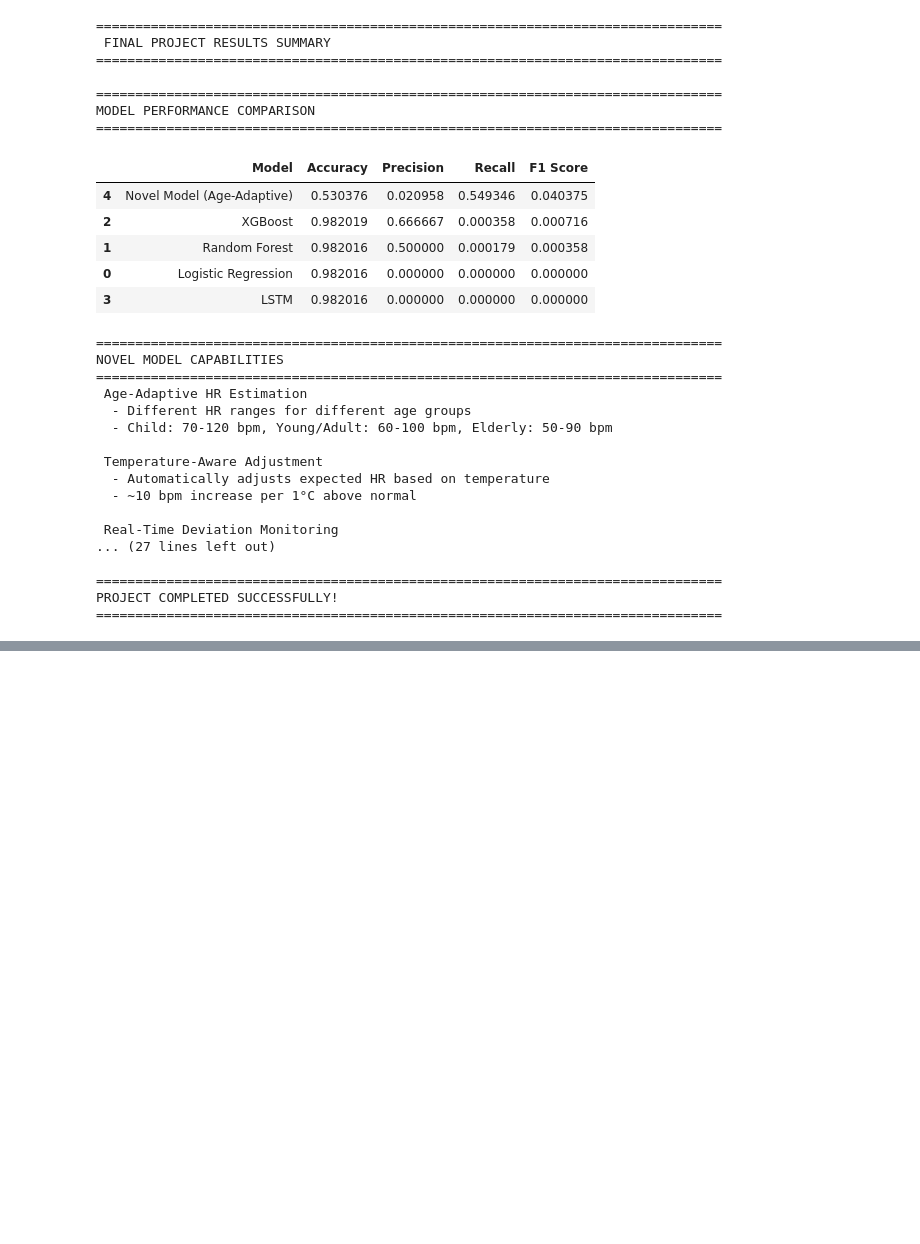
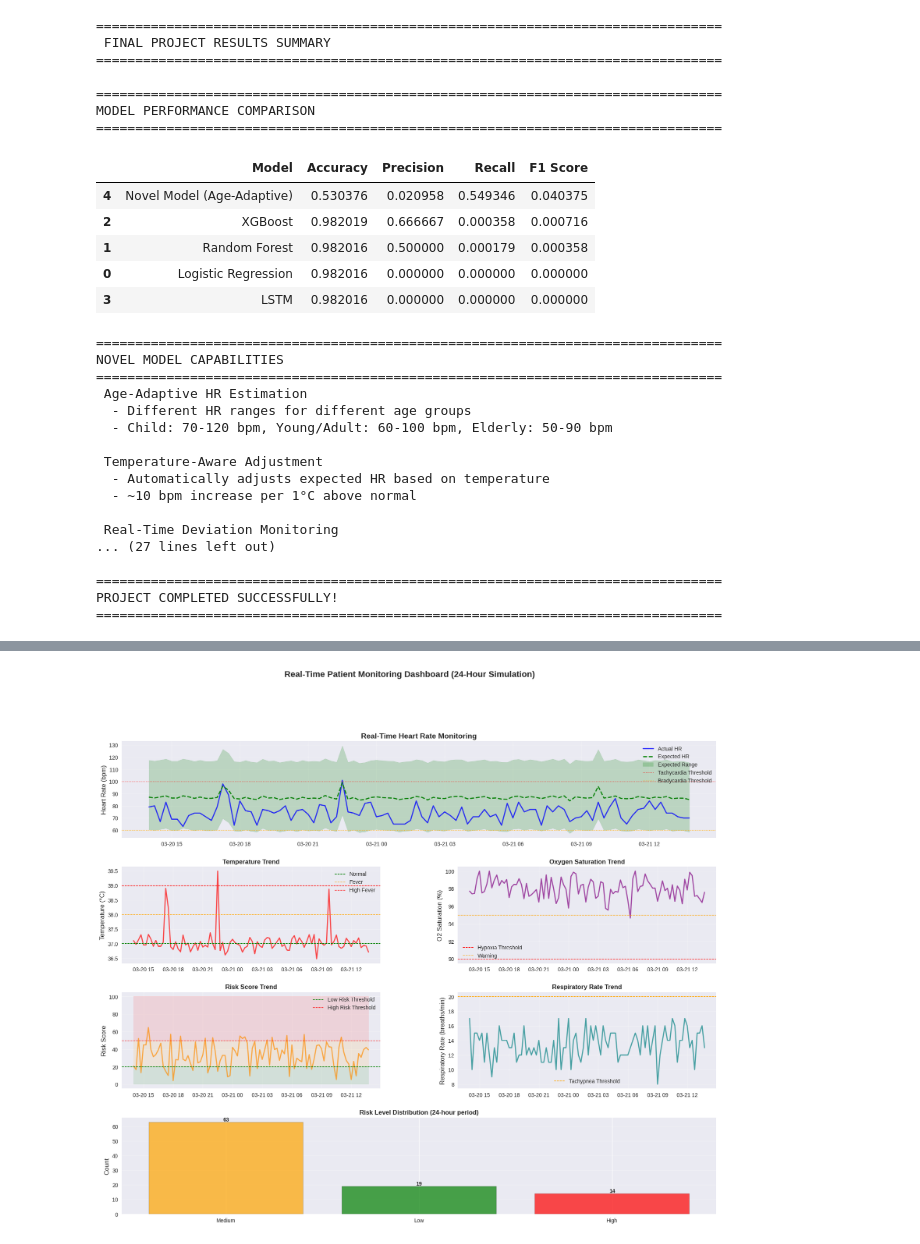
Before and after one commit to pavithramalla/Heart_rate, a Jupyter notebook: Monitoring.ipynb, the cells around one changed output, grey strips where cells are left out. Saved outputs shown, nothing was run; the diff lists cells and outputs as text; code cells hidden in the pictures; blank space fills up the shorter version.

```diff
--- a/Monitoring.ipynb
+++ b/Monitoring.ipynb
@@ -1472,0 +2209,89 @@ PROJECT COMPLETED SUCCESSFULLY!
+# %%
+
+print("\n" + "="*80)
+print(" GENERATING COMPREHENSIVE DASHBOARD")
+print("="*80)
+
+fig = plt.figure(figsize=(20, 16))
+gs = fig.add_gridspec(4, 2, hspace=0.3, wspace=0.3)
+
+ax1 = fig.add_subplot(gs[0, :])
+ax1.plot(monitoring_df['Time'], monitoring_df['Heart Rate'],
+         label='Actual HR', linewidth=2, color='blue', alpha=0.8)
+ax1.plot(monitoring_df['Time'], monitoring_df['Expected HR'],
+         label='Expected HR', linewidth=2, color='green', linestyle='--')
+ax1.fill_between(monitoring_df['Time'], monitoring_df['HR Min'], monitoring_df['HR Max'],
+                 alpha=0.2, color='green', label='Expected Range')
+ax1.axhline(y=100, color='red', linestyle=':', linewidth=1, label='Tachycardia Threshold')
+ax1.axhline(y=60, color='orange', linestyle=':', linewidth=1, label='Bradycardia Threshold')
+ax1.set_ylabel('Heart Rate (bpm)', fontsize=12)
+ax1.set_title('Real-Time Heart Rate Monitoring', fontsize=14, fontweight='bold')
+ax1.legend(loc='upper right')
+ax1.grid(True, alpha=0.3)
+
+ax2 = fig.add_subplot(gs[1, 0])
+ax2.plot(monitoring_df['Time'], monitoring_df['Temperature'],
+         linewidth=2, color='red', alpha=0.7)
+ax2.axhline(y=37.0, color='green', linestyle='--', linewidth=1, label='Normal')
+ax2.axhline(y=38.0, color='orange', linestyle='--', linewidth=1, label='Fever')
+ax2.axhline(y=39.0, color='red', linestyle='--', linewidth=1, label='High Fever')
+ax2.set_ylabel('Temperature (°C)', fontsize=12)
+ax2.set_title('Temperature Trend', fontsize=12, fontweight='bold')
+ax2.legend()
+ax2.grid(True, alpha=0.3)
+
+# Plot 3: O2 Saturation
+ax3 = fig.add_subplot(gs[1, 1])
+ax3.plot(monitoring_df['Time'], monitoring_df['O2 Saturation'],
+         linewidth=2, color='purple', alpha=0.7)
+ax3.axhline(y=90, color='red', linestyle='--', linewidth=1, label='Hypoxia Threshold')
+ax3.axhline(y=95, color='orange', linestyle='--', linewidth=1, label='Warning')
+ax3.set_ylabel('O2 Saturation (%)', fontsize=12)
+ax3.set_title('Oxygen Saturation Trend', fontsize=12, fontweight='bold')
+ax3.legend()
+ax3.grid(True, alpha=0.3)
+
+# Plot 4: Risk Score
+ax4 = fig.add_subplot(gs[2, 0])
+ax4.plot(monitoring_df['Time'], monitoring_df['Risk Score'],
+         linewidth=2, color='darkorange', alpha=0.7)
+ax4.axhline(y=20, color='green', linestyle='--', linewidth=1, label='Low Risk Threshold')
+ax4.axhline(y=50, color='red', linestyle='--', linewidth=1, label='High Risk Threshold')
+ax4.fill_between(monitoring_df['Time'], 0, 20, alpha=0.1, color='green')
+ax4.fill_between(monitoring_df['Time'], 20, 50, alpha=0.1, color='orange')
+ax4.fill_between(monitoring_df['Time'], 50, 100, alpha=0.1, color='red')
+ax4.set_ylabel('Risk Score', fontsize=12)
+ax4.set_title('Risk Score Trend', fontsize=12, fontweight='bold')
+ax4.legend()
+ax4.grid(True, alpha=0.3)
+
+# Plot 5: Respiratory Rate
+ax5 = fig.add_subplot(gs[2, 1])
+ax5.plot(monitoring_df['Time'], monitoring_df['Respiratory Rate'],
+         linewidth=2, color='teal', alpha=0.7)
+ax5.axhline(y=20, color='orange', linestyle='--', linewidth=1, label='Tachypnea Threshold')
+ax5.set_ylabel('Respiratory Rate (breaths/min)', fontsize=12)
+ax5.set_title('Respiratory Rate Trend', fontsize=12, fontweight='bold')
+ax5.legend()
+ax5.grid(True, alpha=0.3)
+
+# Plot 6: Risk Level Distribution
+ax6 = fig.add_subplot(gs[3, :])
+risk_counts = monitoring_df['Risk Level'].value_counts()
+colors_risk = {'Low': 'green', 'Medium': 'orange', 'High': 'red'}
+bars = ax6.bar(risk_counts.index, risk_counts.values,
+               color=[colors_risk[level] for level in risk_counts.index],
+               alpha=0.7, edgecolor='black')
+for i, v in enumerate(risk_counts.values):
+    ax6.text(i, v, f'{v}', ha='center', va='bottom', fontweight='bold')
+ax6.set_ylabel('Count', fontsize=12)
+ax6.set_title('Risk Level Distribution (24-hour period)', fontsize=12, fontweight='bold')
+ax6.grid(axis='y', alpha=0.3)
+
+plt.suptitle('Real-Time Patient Monitoring Dashboard (24-Hour Simulation)',
+             fontsize=16, fontweight='bold', y=0.995)
+plt.savefig('monitoring_dashboard_enhanced.png', dpi=300, bbox_inches='tight')
+plt.show()
+
+print("\n✅ Comprehensive dashboard visualization saved as 'monitoring_dashboard_enhanced.png'!")
+# %% [output]
@@ -1472,0 +2301 @@ PROJECT COMPLETED SUCCESSFULLY!
+[figure, added]
```
Also changed, not shown: parts of 9 cells of this notebook.
